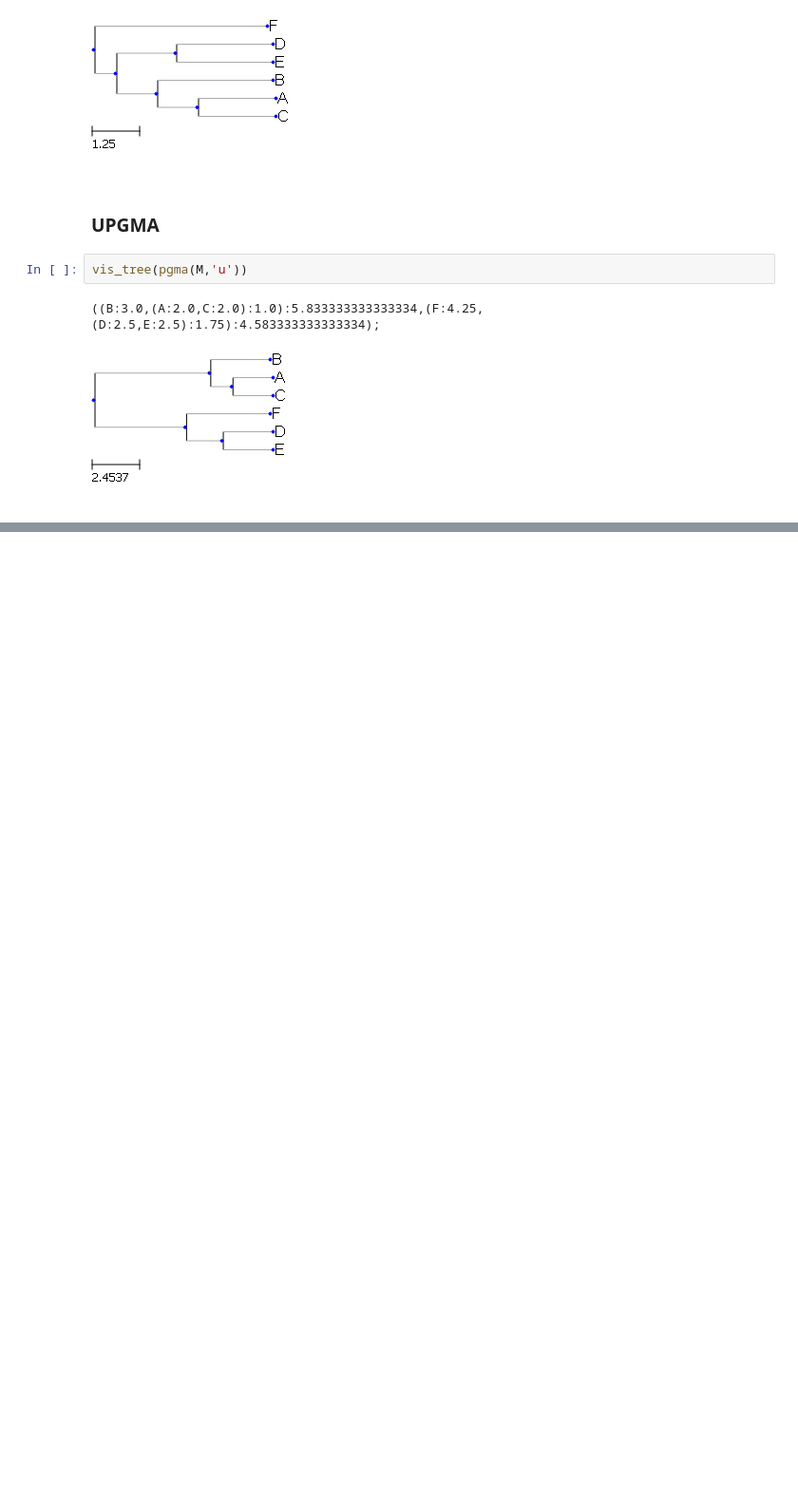
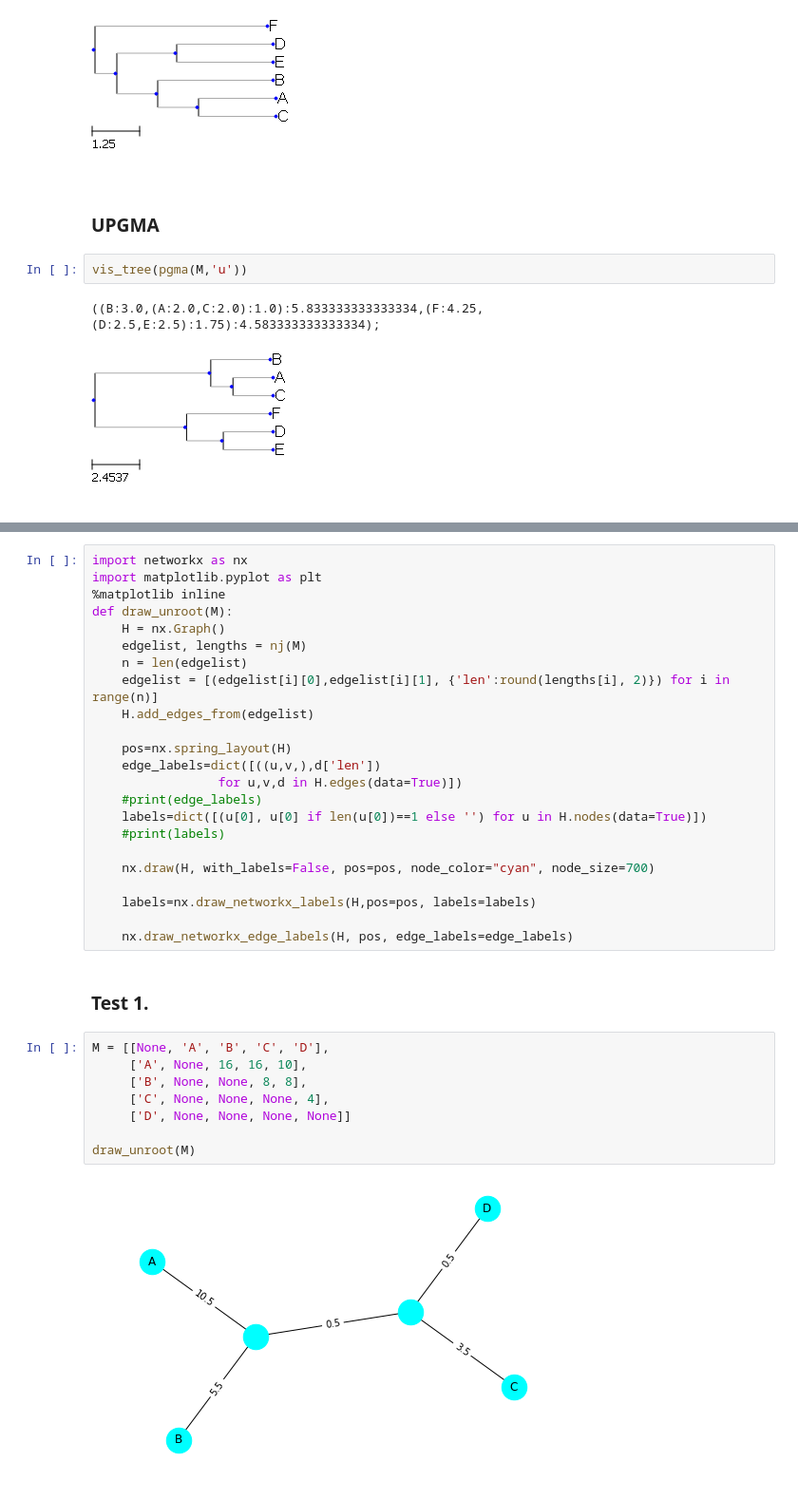
Before and after one commit to AntonZamyatin/Bioinformatics-Algorithms, a Jupyter notebook: Philogenetics/HW4.ipynb, the cells around one changed output, grey strips where cells are left out. Shown at 95% size. Saved outputs shown, nothing was run; the diff lists cells and outputs as text; blank space fills up the shorter version.

```diff
--- a/Philogenetics/HW4.ipynb
+++ b/Philogenetics/HW4.ipynb
@@ -151,0 +219,35 @@ vis_tree(pgma(M,'u'))
+# %%
+import networkx as nx
+import matplotlib.pyplot as plt
+%matplotlib inline
+def draw_unroot(M):
+    H = nx.Graph()
+    edgelist, lengths = nj(M)
+    n = len(edgelist)
+    edgelist = [(edgelist[i][0],edgelist[i][1], {'len':round(lengths[i], 2)}) for i in range(n)]
+    H.add_edges_from(edgelist)
+
+    pos=nx.spring_layout(H)
+    edge_labels=dict([((u,v,),d['len'])
+                 for u,v,d in H.edges(data=True)])
+    #print(edge_labels)
+    labels=dict([(u[0], u[0] if len(u[0])==1 else '') for u in H.nodes(data=True)])
+    #print(labels)
+
+    nx.draw(H, with_labels=False, pos=pos, node_color="cyan", node_size=700)
+
+    labels=nx.draw_networkx_labels(H,pos=pos, labels=labels)
+
+    nx.draw_networkx_edge_labels(H, pos, edge_labels=edge_labels)
+# %% [markdown]
+### Test 1.
+# %%
+M = [[None, 'A', 'B', 'C', 'D'],
+     ['A', None, 16, 16, 10],
+     ['B', None, None, 8, 8],
+     ['C', None, None, None, 4],
+     ['D', None, None, None, None]]
+
+draw_unroot(M)
+# %% [output]
+[figure, added]
```
Also changed, not shown: parts of 4 cells of this notebook, 2 other files.
